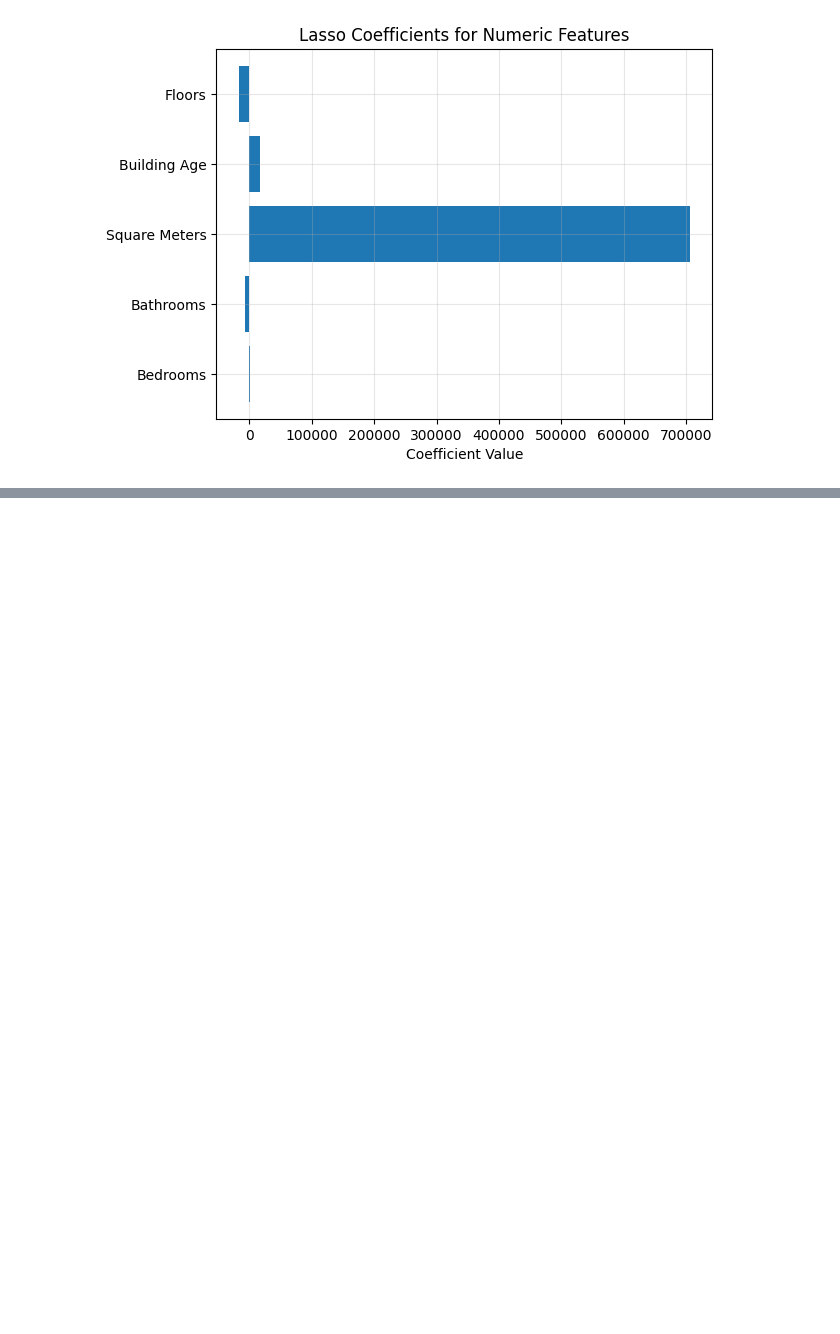
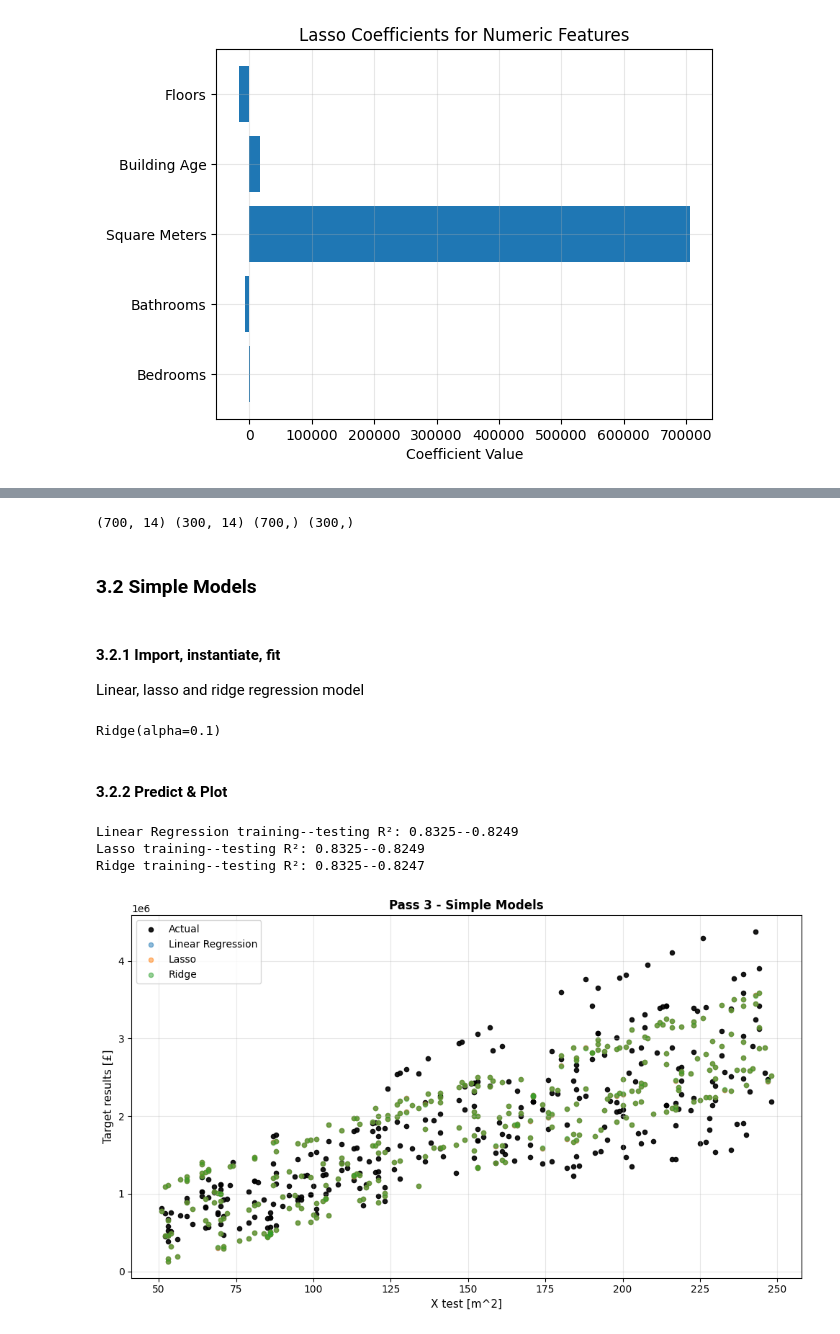
Before and after one commit to rsamconn/London-housing, a Jupyter notebook: Regression_analysis.ipynb, the cells around one changed output, grey strips where cells are left out. Drawn from its saved outputs; the diff is of its cells as text; code cells hidden in the pictures; blank space fills up the shorter version.

Commit message:
Completed 3rd pass (adding neighborhood data) and started on 4th pass (all data).

```diff
--- a/Regression_analysis.ipynb
+++ b/Regression_analysis.ipynb
@@ -568,4 +547,10 @@ This is expected to improve accuracy - from the EDA, the neighbourhoods were qui
 # %%
-# Print the columns of the full dataset
-print(housing_df.columns)
+neighborhoods = housing_df['Neighborhood'].unique()
+print(neighborhoods, len(neighborhoods))
+
+# Create dummy variables for neighborhoods
+neighborhood_dummies = pd.get_dummies(housing_df['Neighborhood'], drop_first=True).astype('int')
+neighbor_numeric_df = pd.concat([housing_df[numeric_columns], neighborhood_dummies], axis=1)
+# neighbor_numeric_df = pd.get_dummies(housing_df[numeric_columns+['Neighborhood']], drop_first=True)
+neighbor_numeric_df.head()
 # %% [output]
@@ -576,0 +567,42 @@ Index(['Address', 'Neighborhood', 'Bedrooms', 'Bathrooms', 'Square Meters',
+# %%
+X_train_neighbor, X_test_neighbor, y_train_neighbor, y_test_neighbor = train_test_split(neighbor_numeric_df, y, test_size=0.3, random_state=24)
+
+print(X_train_neighbor.shape, X_test_neighbor.shape, y_train_neighbor.shape, y_test_neighbor.shape)
+# %% [output]
+(700, 14) (300, 14) (700,) (300,)
+# %% [markdown]
+### 3.2 Simple Models
+# %% [markdown]
+#### 3.2.1 Import, instantiate, fit
+
+Linear, lasso and ridge regression model
+# %%
+# Instantiate models
+linreg_neighbor = LinearRegression()
+lasso_neighbor = Lasso(alpha = 0.1)
+ridge_neighbor = Ridge(alpha = 0.1)
+
+# Fit to neighbor data
+linreg_neighbor.fit(X_train_neighbor, y_train_neighbor)
+lasso_neighbor.fit(X_train_neighbor, y_train_neighbor)
+ridge_neighbor.fit(X_train_neighbor, y_train_neighbor)
+# %% [output]
+Ridge(alpha=0.1)
+# %%
+# Create a dictionary of neighboreric models
+models_neighbor = {
+    'Linear Regression': linreg_neighbor,
+    'Lasso': lasso_neighbor,
+    'Ridge': ridge_neighbor
+}
+# %% [markdown]
+#### 3.2.2 Predict & Plot
+# %%
+score_predict_plot(models_neighbor,
+                   X_train_neighbor, y_train_neighbor, X_test_neighbor, y_test_neighbor,
+                   X_test_sqm, title='Pass 3 - Simple Models')
+# %% [output]
+Linear Regression training--testing R²: 0.8325--0.8249
+Lasso training--testing R²: 0.8325--0.8249
+Ridge training--testing R²: 0.8325--0.8247
+[figure, added]
```
Also changed, not shown: parts of 84 cells of this notebook.
